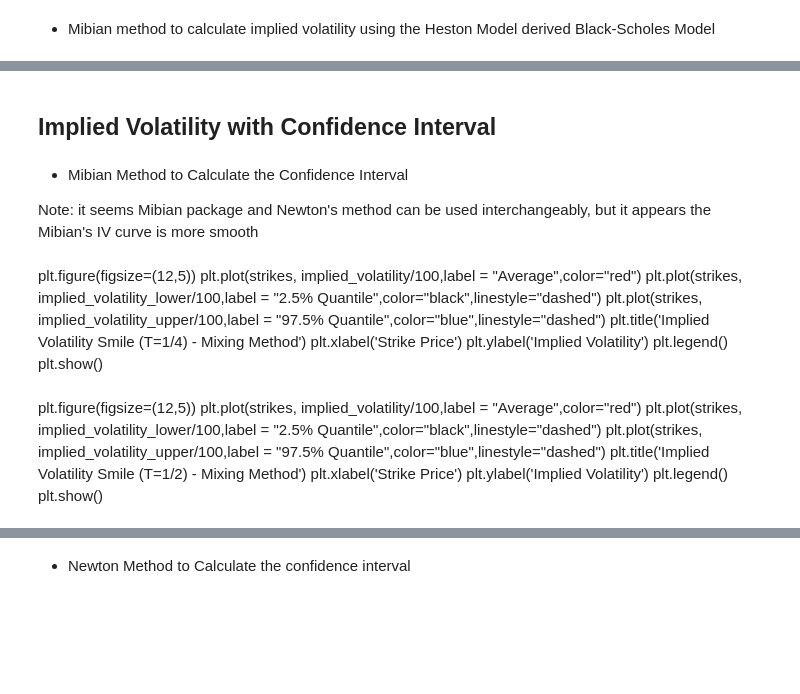
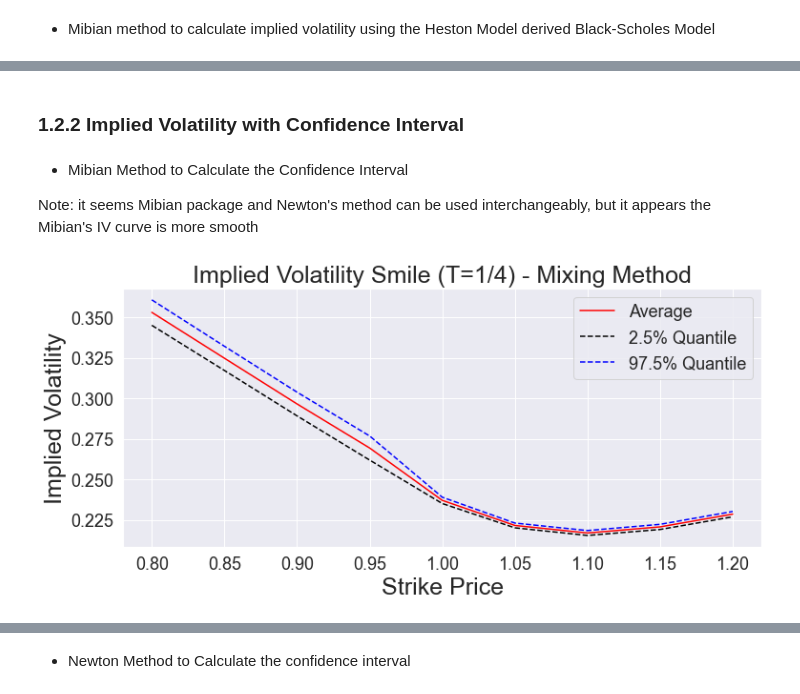
Before and after one commit to xiangyuli2021/Heston-Model, a Jupyter notebook: HestonModel.ipynb, the cells around one changed output, grey strips where cells are left out. Cells and saved outputs as stored; diff of their text form; code cells hidden in the pictures; blank space fills up the shorter version.

Commit message:
Mixing Method Completed

```diff
--- a/HestonModel.ipynb
+++ b/HestonModel.ipynb
@@ -762,5 +802,5 @@ plt.show()
 # %% [markdown]
-## Implied Volatility with Confidence Interval
+### 1.2.2 Implied Volatility with Confidence Interval
 # %% [markdown]
 * Mibian Method to Calculate the Confidence Interval
 
@@ -822,25 +862,17 @@ def IV_mixing1_conf(S0, v0, rho, kappa, theta, eta, T, Nsims):
     return strikes, implied_volatility, implied_volatility_lower, implied_volatility_upper
 # %%
 strikes, implied_volatility, implied_volatility_lower, implied_volatility_upper = IV_mixing1_conf(S0, v0, rho, kappa, theta, eta, T=1/4, Nsims=5_000)
-# %% [markdown]
-plt.figure(figsize=(12,5))
-plt.plot(strikes, implied_volatility/100,label = "Average",color="red")
-plt.plot(strikes, implied_volatility_lower/100,label = "2.5% Quantile",color="black",linestyle="dashed")
-plt.plot(strikes, implied_volatility_upper/100,label = "97.5% Quantile",color="blue",linestyle="dashed")
-plt.title('Implied Volatility Smile (T=1/4) - Mixing Method')
-plt.xlabel('Strike Price')
-plt.ylabel('Implied Volatility')
-plt.legend()
-plt.show()
+# %%
+plt.figure(figsize=(12,5))
+plt.plot(strikes, implied_volatility/100,label = "Average",color="red")
+plt.plot(strikes, implied_volatility_lower/100,label = "2.5% Quantile",color="black",linestyle="dashed")
+plt.plot(strikes, implied_volatility_upper/100,label = "97.5% Quantile",color="blue",linestyle="dashed")
+plt.title('Implied Volatility Smile (T=1/4) - Mixing Method')
+plt.xlabel('Strike Price')
+plt.ylabel('Implied Volatility')
+plt.legend()
+plt.show()
+# %% [output]
+[figure, added]
 # %%
 strikes, implied_volatility, implied_volatility_lower, implied_volatility_upper = IV_mixing1_conf(S0, v0, rho, kappa, theta, eta, T=1/2, Nsims=5_000)
-# %% [markdown]
-plt.figure(figsize=(12,5))
-plt.plot(strikes, implied_volatility/100,label = "Average",color="red")
-plt.plot(strikes, implied_volatility_lower/100,label = "2.5% Quantile",color="black",linestyle="dashed")
-plt.plot(strikes, implied_volatility_upper/100,label = "97.5% Quantile",color="blue",linestyle="dashed")
-plt.title('Implied Volatility Smile (T=1/2) - Mixing Method')
-plt.xlabel('Strike Price')
-plt.ylabel('Implied Volatility')
-plt.legend()
-plt.show()
```
Also changed, not shown: parts of 43 cells of this notebook.
